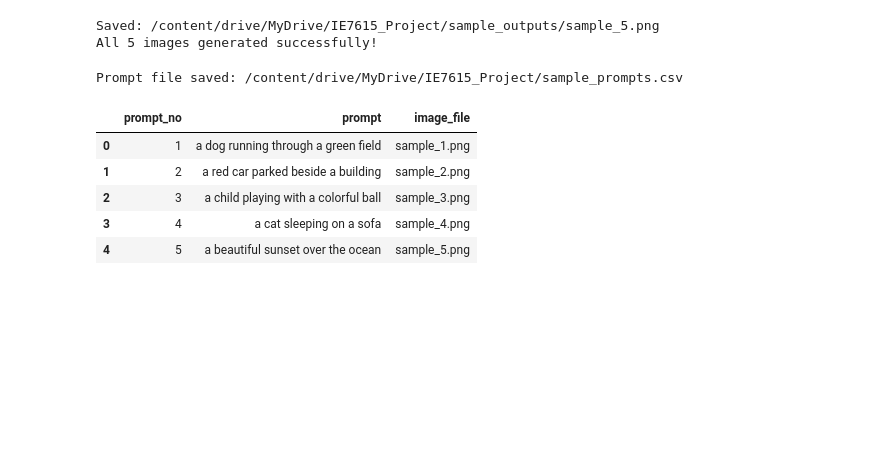
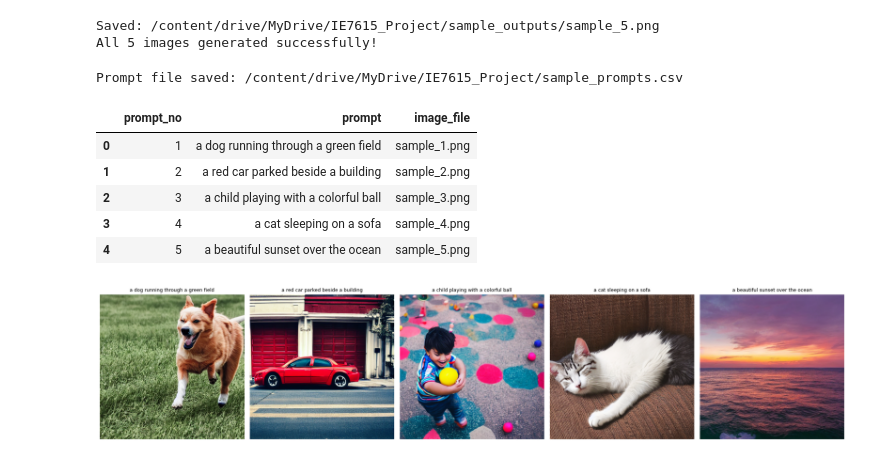
Before and after one commit to 1825Vaishnavi/text-to-image-project, a Jupyter notebook: notebooks/IE7615_Text_to_Image_Project.ipynb, the cells around one changed output. Cells and saved outputs as stored; diff of their text form; code cells hidden in the pictures; blank space fills up the shorter version.

```diff
--- a/notebooks/IE7615_Text_to_Image_Project.ipynb
+++ b/notebooks/IE7615_Text_to_Image_Project.ipynb
@@ -243,3 +239,27 @@ print("Embedding shape:", text_embeddings.shape)
 # %% [output]
 Number of prompts: 5
 Embedding shape: torch.Size([5, 512])
+# %%
+import torch.nn.functional as F
+
+all_embs = []
+captions = df["caption"].tolist()
+for i in range(0, len(captions), 64):
+    batch = tokenizer(captions[i:i+64], padding=True, truncation=True, return_tensors="pt").to("cuda")
+    with torch.no_grad():
+        out = clip_model.get_text_features(**batch)
+        out = out.pooler_output if hasattr(out, "pooler_output") else out
+    all_embs.append(F.normalize(out, dim=-1).cpu())
+
+caption_embeddings = torch.cat(all_embs)
+torch.save(caption_embeddings, "/content/drive/MyDrive/IE7615_Project/text_embeddings.pt")
+print("Caption embeddings shape:", caption_embeddings.shape)
+
+q = tokenizer(["a dog playing outside"], return_tensors="pt").to("cuda")
+with torch.no_grad():
+    qe = clip_model.get_text_features(**q)
+    qe = qe.pooler_output if hasattr(qe, "pooler_output") else qe
+qe = F.normalize(qe, dim=-1).cpu()
+top = (caption_embeddings @ qe.T).squeeze().topk(3).indices
+for idx in top:
+    print("-", captions[idx])
@@ -322,3 +347,16 @@ Prompt file saved: /content/drive/MyDrive/IE7615_Project/sample_prompts.csv
 | 2 | 3 | a child playing with a colorful ball | sample_3.png |
 | 3 | 4 | a cat sleeping on a sofa | sample_4.png |
 | 4 | 5 | a beautiful sunset over the ocean | sample_5.png |
+# %%
+from PIL import Image
+import matplotlib.pyplot as plt
+
+fig, axes = plt.subplots(1, 5, figsize=(20, 5))
+for ax, row in zip(axes, results):
+    ax.imshow(Image.open(sample_dir / row["image_file"]))
+    ax.set_title(row["prompt"], fontsize=9)
+    ax.axis("off")
+plt.tight_layout()
+plt.show()
+# %% [output]
+[figure, added]
```
Also changed, not shown: parts of 4 cells of this notebook.
